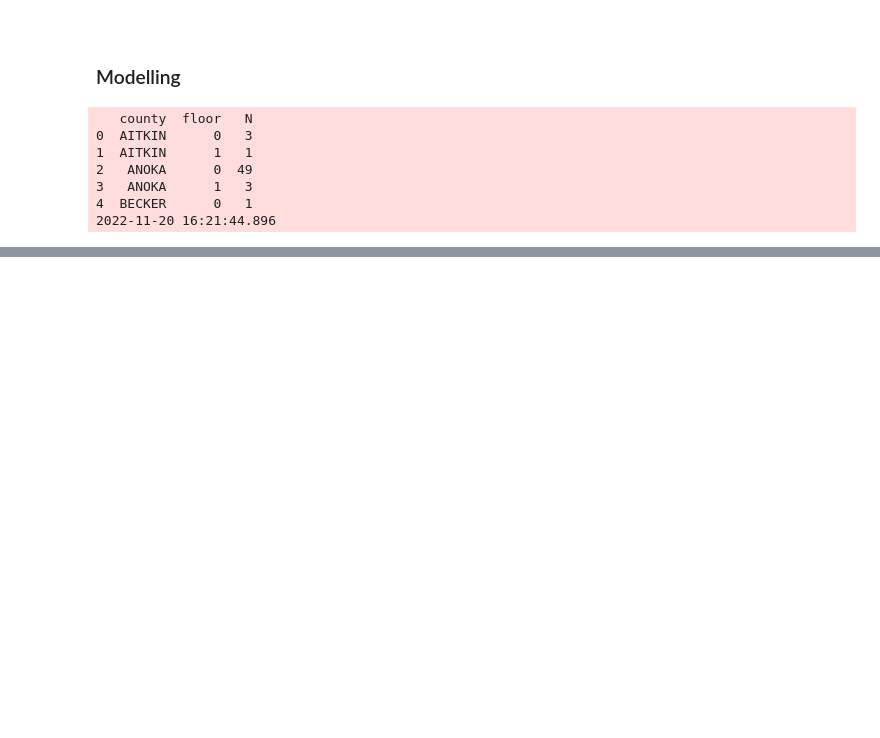
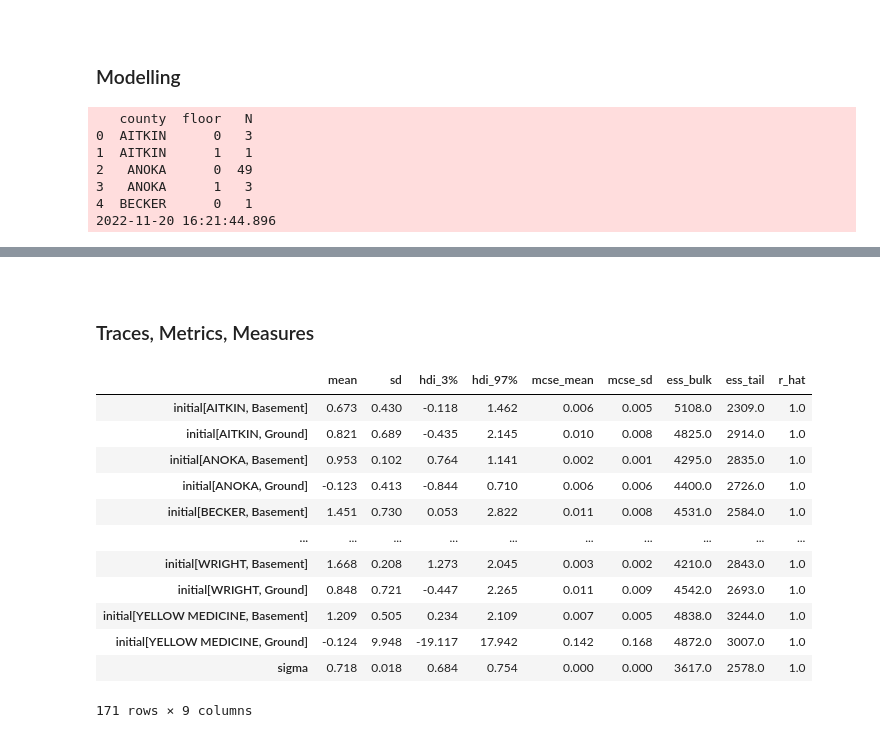
Before and after one commit to plausibilities/delineating, a Jupyter notebook: notebooks/radon.ipynb, the cells around one changed output, grey strips where cells are left out. Drawn from its saved outputs; the diff is of its cells as text; code cells hidden in the pictures; blank space fills up the shorter version.

```diff
--- a/notebooks/radon.ipynb
+++ b/notebooks/radon.ipynb
@@ -870,3 +870,8 @@ logger.info(frequencies.head())
 3   ANOKA      1   3
 4  BECKER      0   1
 2022-11-20 16:21:44.896
+# %%
+with unpooled:
+
+    # starting off with the default sample settings
+    alternative = pm.sample(draws=1000, cores=None, tune=1000)
@@ -872,0 +903,20 @@ logger.info(frequencies.head())
+# %% [markdown]
+<br>
+
+### Traces, Metrics, Measures
+# %%
+az.summary(alternative)
+# %% [output]
+|  | mean | sd | hdi_3% | hdi_97% | mcse_mean | mcse_sd | ess_bulk | ess_tail | r_hat |
+| initial[AITKIN, Basement] | 0.673 | 0.430 | -0.118 | 1.462 | 0.006 | 0.005 | 5108.0 | 2309.0 | 1.0 |
+| initial[AITKIN, Ground] | 0.821 | 0.689 | -0.435 | 2.145 | 0.010 | 0.008 | 4825.0 | 2914.0 | 1.0 |
+| initial[ANOKA, Basement] | 0.953 | 0.102 | 0.764 | 1.141 | 0.002 | 0.001 | 4295.0 | 2835.0 | 1.0 |
+| initial[ANOKA, Ground] | -0.123 | 0.413 | -0.844 | 0.710 | 0.006 | 0.006 | 4400.0 | 2726.0 | 1.0 |
+| initial[BECKER, Basement] | 1.451 | 0.730 | 0.053 | 2.822 | 0.011 | 0.008 | 4531.0 | 2584.0 | 1.0 |
+| ... | ... | ... | ... | ... | ... | ... | ... | ... | ... |
+| initial[WRIGHT, Basement] | 1.668 | 0.208 | 1.273 | 2.045 | 0.003 | 0.002 | 4210.0 | 2843.0 | 1.0 |
+| initial[WRIGHT, Ground] | 0.848 | 0.721 | -0.447 | 2.265 | 0.011 | 0.009 | 4542.0 | 2693.0 | 1.0 |
+| initial[YELLOW MEDICINE, Basement] | 1.209 | 0.505 | 0.234 | 2.109 | 0.007 | 0.005 | 4838.0 | 3244.0 | 1.0 |
+| initial[YELLOW MEDICINE, Ground] | -0.124 | 9.948 | -19.117 | 17.942 | 0.142 | 0.168 | 4872.0 | 3007.0 | 1.0 |
+| sigma | 0.718 | 0.018 | 0.684 | 0.754 | 0.000 | 0.000 | 3617.0 | 2578.0 | 1.0 |
+171 rows × 9 columns
```
Also changed, not shown: parts of 2 cells of this notebook.
